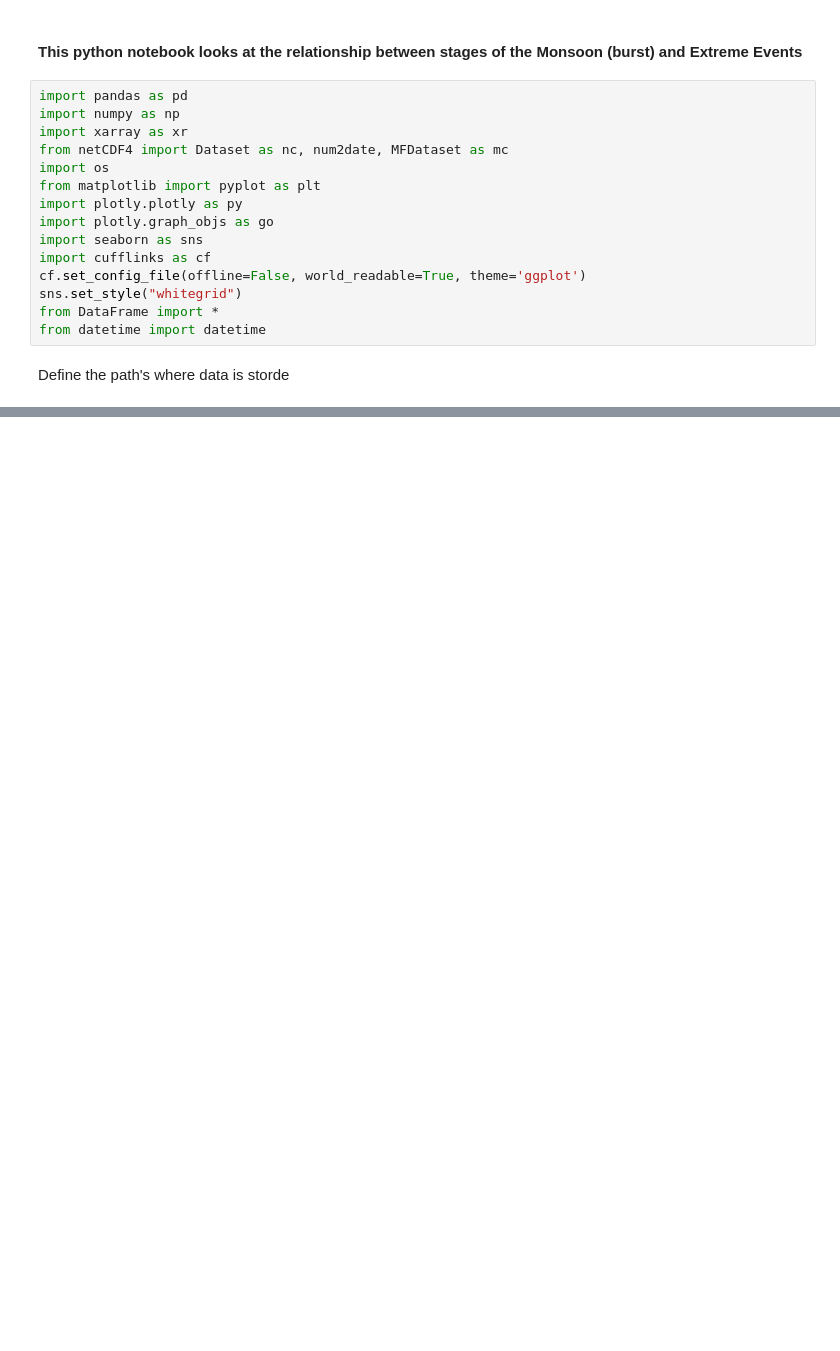
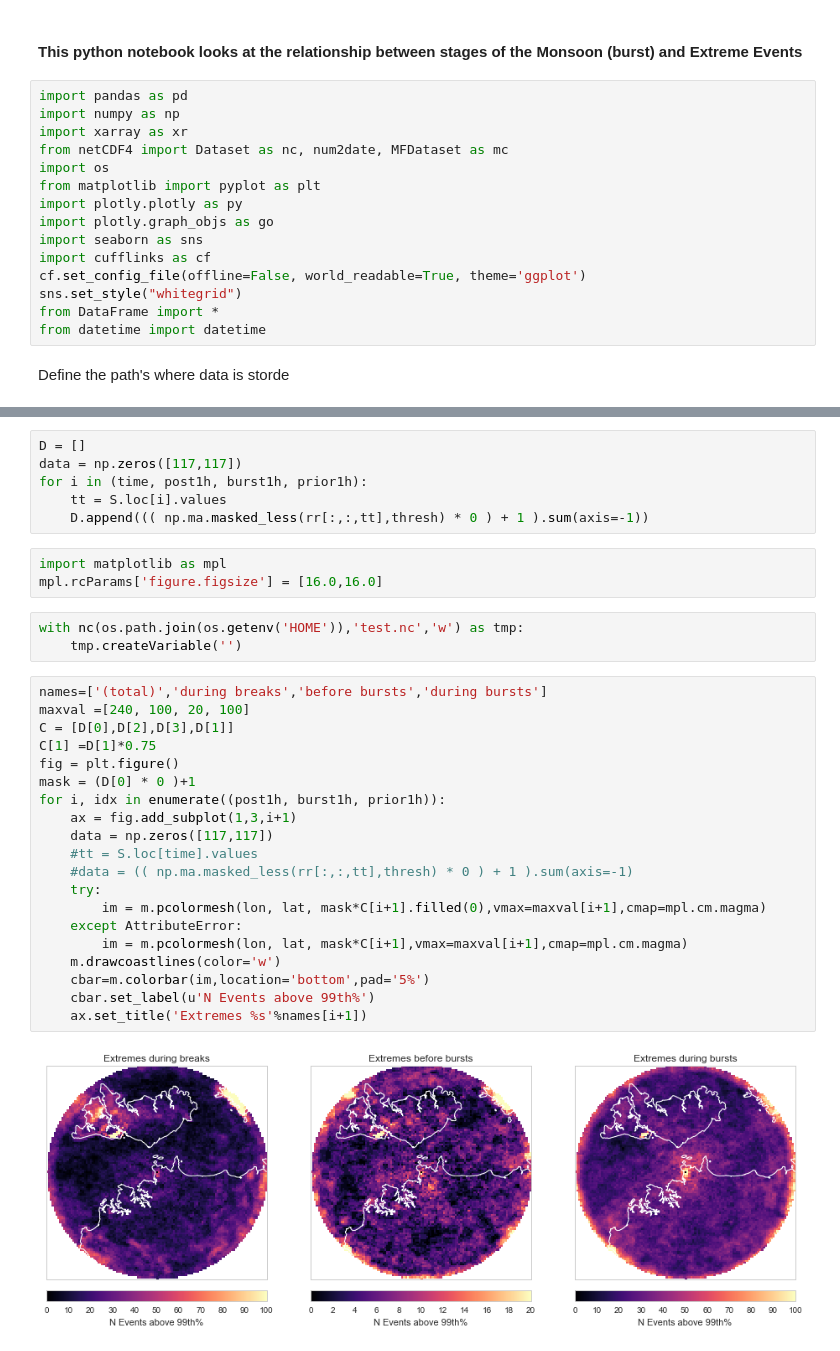
Before and after one commit to antarcticrainforest/RainfallExtremes, a Jupyter notebook: python/MonsoonAndExtremes.ipynb, the cells around one changed output, grey strips where cells are left out. Drawn from its saved outputs; the diff is of its cells as text; blank space fills up the shorter version.

```diff
--- a/python/MonsoonAndExtremes.ipynb
+++ b/python/MonsoonAndExtremes.ipynb
@@ -105,0 +389,34 @@ Coordinates:
+# %%
+D = []
+data = np.zeros([117,117])
+for i in (time, post1h, burst1h, prior1h):
+    tt = S.loc[i].values
+    D.append((( np.ma.masked_less(rr[:,:,tt],thresh) * 0 ) + 1 ).sum(axis=-1))
+# %%
+import matplotlib as mpl
+mpl.rcParams['figure.figsize'] = [16.0,16.0]
+# %%
+with nc(os.path.join(os.getenv('HOME')),'test.nc','w') as tmp:
+    tmp.createVariable('')
+# %%
+names=['(total)','during breaks','before bursts','during bursts']
+maxval =[240, 100, 20, 100]
+C = [D[0],D[2],D[3],D[1]]
+C[1] =D[1]*0.75
+fig = plt.figure()
+mask = (D[0] * 0 )+1
+for i, idx in enumerate((post1h, burst1h, prior1h)):
+    ax = fig.add_subplot(1,3,i+1)
+    data = np.zeros([117,117])
+    #tt = S.loc[time].values
+    #data = (( np.ma.masked_less(rr[:,:,tt],thresh) * 0 ) + 1 ).sum(axis=-1)
+    try:
+        im = m.pcolormesh(lon, lat, mask*C[i+1].filled(0),vmax=maxval[i+1],cmap=mpl.cm.magma)
+    except AttributeError:
+        im = m.pcolormesh(lon, lat, mask*C[i+1],vmax=maxval[i+1],cmap=mpl.cm.magma)
+    m.drawcoastlines(color='w')
+    cbar=m.colorbar(im,location='bottom',pad='5%')
+    cbar.set_label(u'N Events above 99th%')
+    ax.set_title('Extremes %s'%names[i+1])
+# %% [output]
+[figure, added]
```
Also changed, not shown: parts of 43 cells of this notebook.
